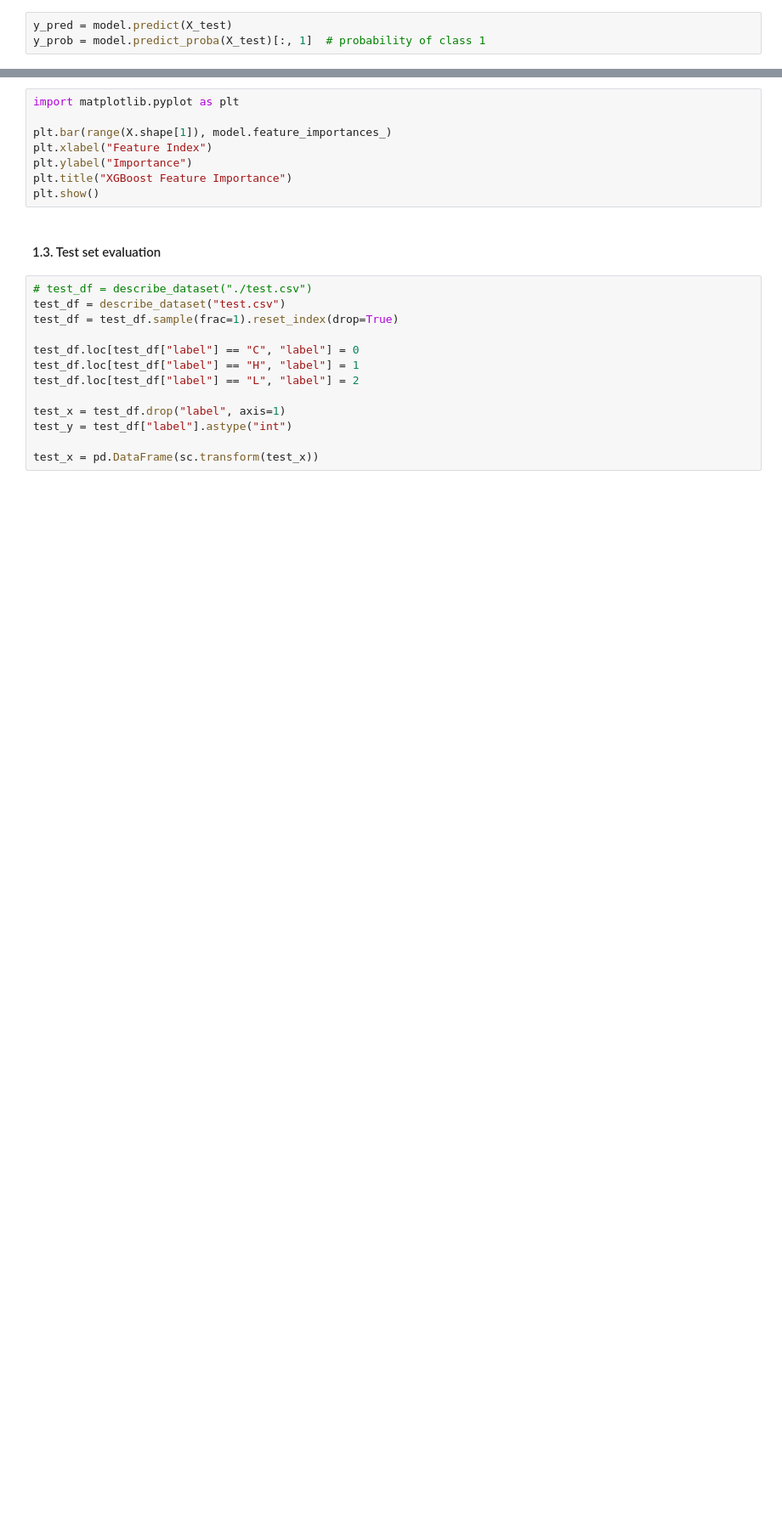
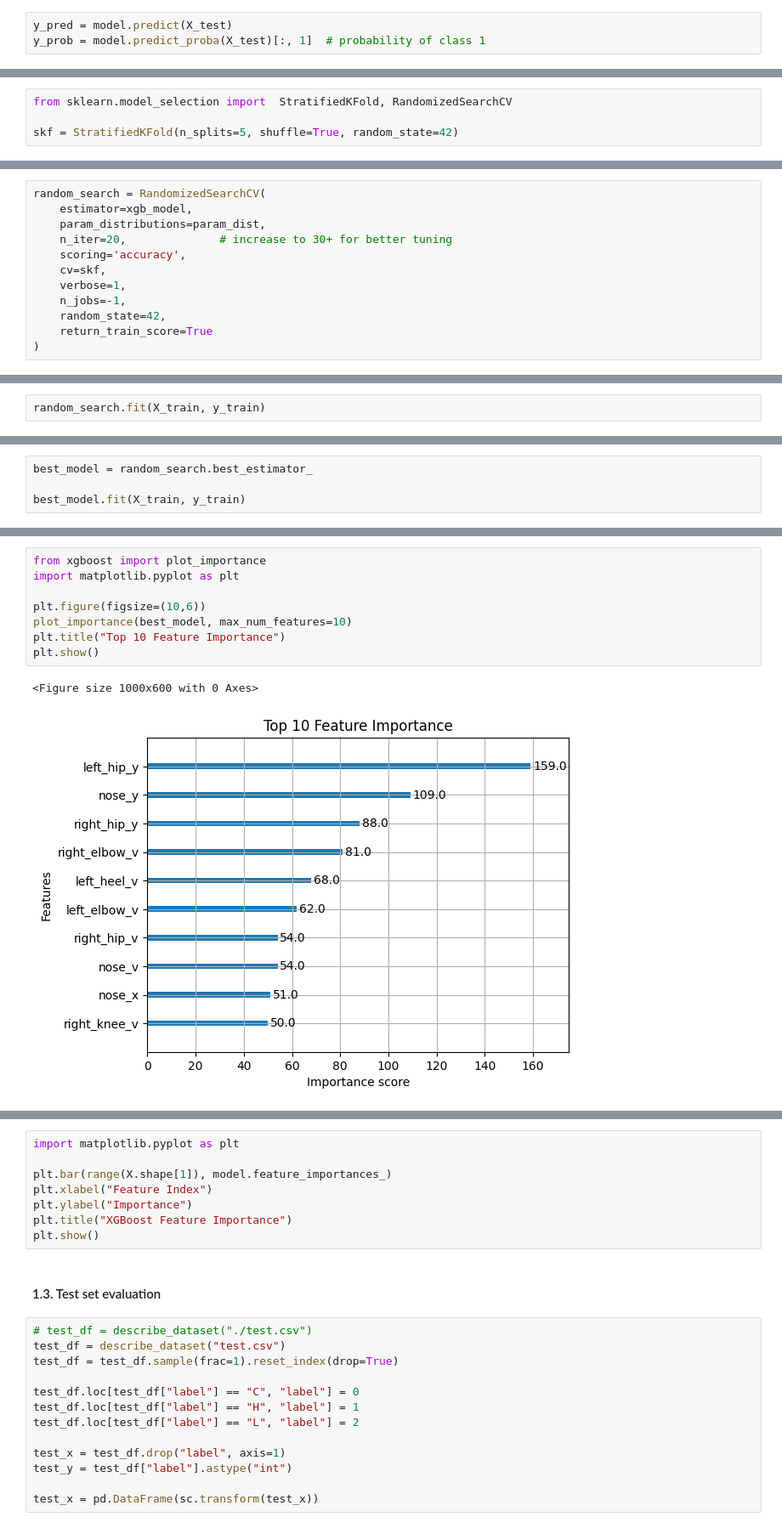
Before and after one commit to aayush-12321/YogAI_Project, a Jupyter notebook: plank_model/2.sklearn.ipynb, the cells around one changed output, grey strips where cells are left out. Shown at 85% size. Saved outputs shown, nothing was run; the diff lists cells and outputs as text; blank space fills up the shorter version.

Commit message:
Improved model for plank pose and made graphs for visualizations

```diff
--- a/plank_model/2.sklearn.ipynb
+++ b/plank_model/2.sklearn.ipynb
@@ -179,0 +231,4 @@ print("Classification Report:\n", classification_report(y_test, y_pred))
+# %%
+from sklearn.model_selection import  StratifiedKFold, RandomizedSearchCV
+
+skf = StratifiedKFold(n_splits=5, shuffle=True, random_state=42)
@@ -179,0 +237,12 @@ print("Classification Report:\n", classification_report(y_test, y_pred))
+# %%
+random_search = RandomizedSearchCV(
+    estimator=xgb_model,
+    param_distributions=param_dist,
+    n_iter=20,              # increase to 30+ for better tuning
+    scoring='accuracy',
+    cv=skf,
+    verbose=1,
+    n_jobs=-1,
+    random_state=42,
+    return_train_score=True
+)
@@ -179,0 +251,2 @@ print("Classification Report:\n", classification_report(y_test, y_pred))
+# %%
+random_search.fit(X_train, y_train)
@@ -179,0 +301,4 @@ print("Classification Report:\n", classification_report(y_test, y_pred))
+# %%
+best_model = random_search.best_estimator_
+
+best_model.fit(X_train, y_train)
@@ -179,0 +416,11 @@ print("Classification Report:\n", classification_report(y_test, y_pred))
+# %%
+from xgboost import plot_importance
+import matplotlib.pyplot as plt
+
+plt.figure(figsize=(10,6))
+plot_importance(best_model, max_num_features=10)
+plt.title("Top 10 Feature Importance")
+plt.show()
+# %% [output]
+<Figure size 1000x600 with 0 Axes>
+[figure, added]
```
Also changed, not shown: parts of 37 cells of this notebook, 4 other files.
